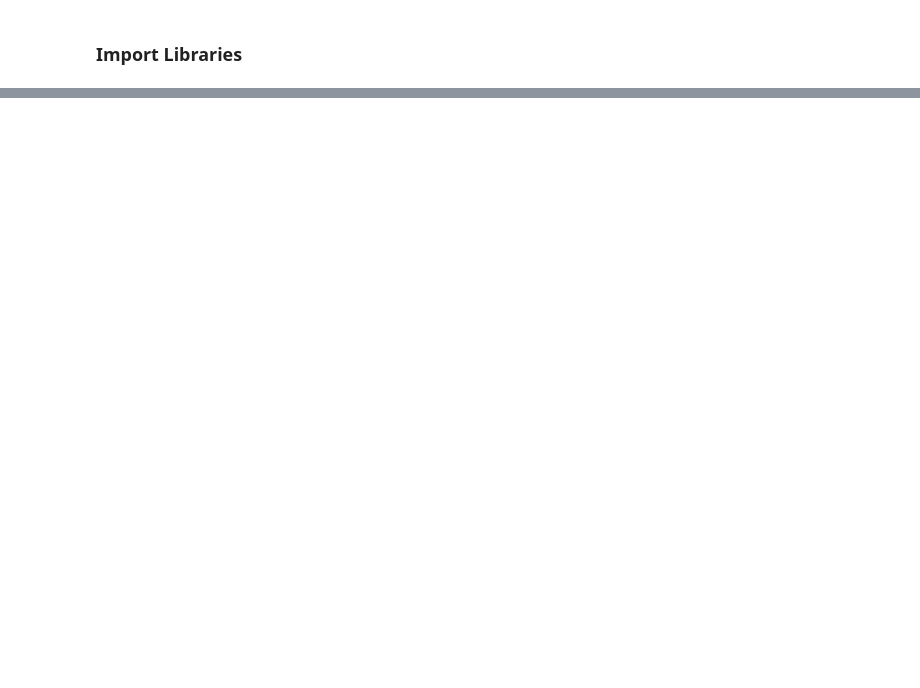
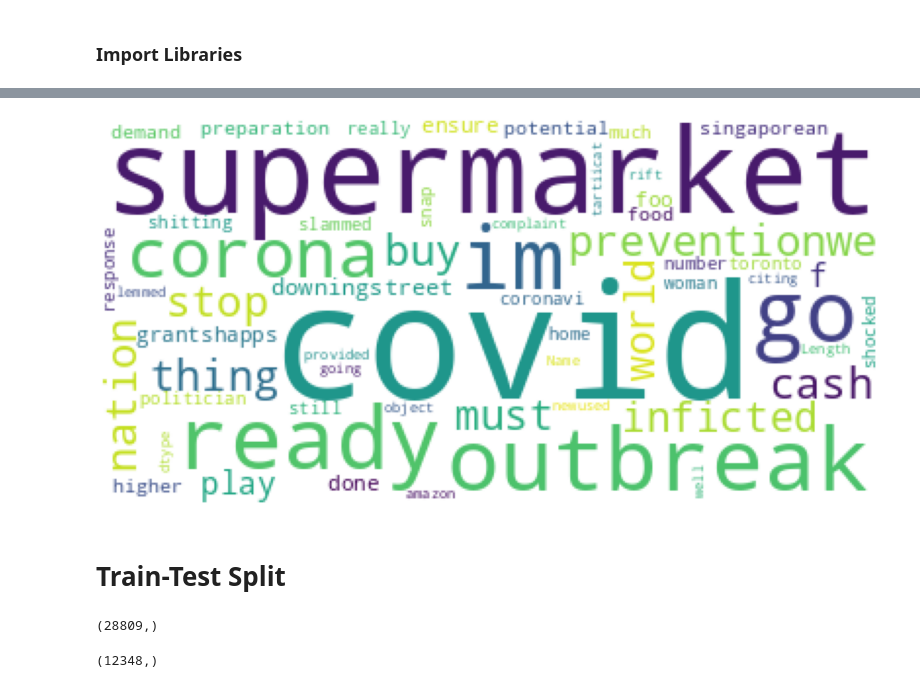
Before and after one commit to Ashif-khan033/coronavirus_tweets_sentiment_analysis, a Jupyter notebook: coronavirus_tweets_sentiment_analysis.ipynb, the cells around one changed output, grey strips where cells are left out. Drawn from its saved outputs; the diff is of its cells as text; code cells hidden in the pictures; blank space fills up the shorter version.

```diff
--- a/coronavirus_tweets_sentiment_analysis.ipynb
+++ b/coronavirus_tweets_sentiment_analysis.ipynb
@@ -1211,0 +449,11 @@ Write the conclusion here.
+# %%
+# Generating word cloud for negative sentiments
+wc.generate(str(negative['lemmed']))
+plt.figure(figsize=(20,20))
+plt.imshow(wc)
+plt.axis("off")
+plt.show()
+# %% [output]
+[figure, added]
+# %% [markdown]
+# **Train-Test Split**
@@ -1211,0 +467,7 @@ Write the conclusion here.
+# %%
+#checking shape of splitted data
+print(X_train.shape)
+y_test.shape
+# %% [output]
+(28809,)
+(12348,)
```
Also changed, not shown: parts of 466 cells of this notebook.
